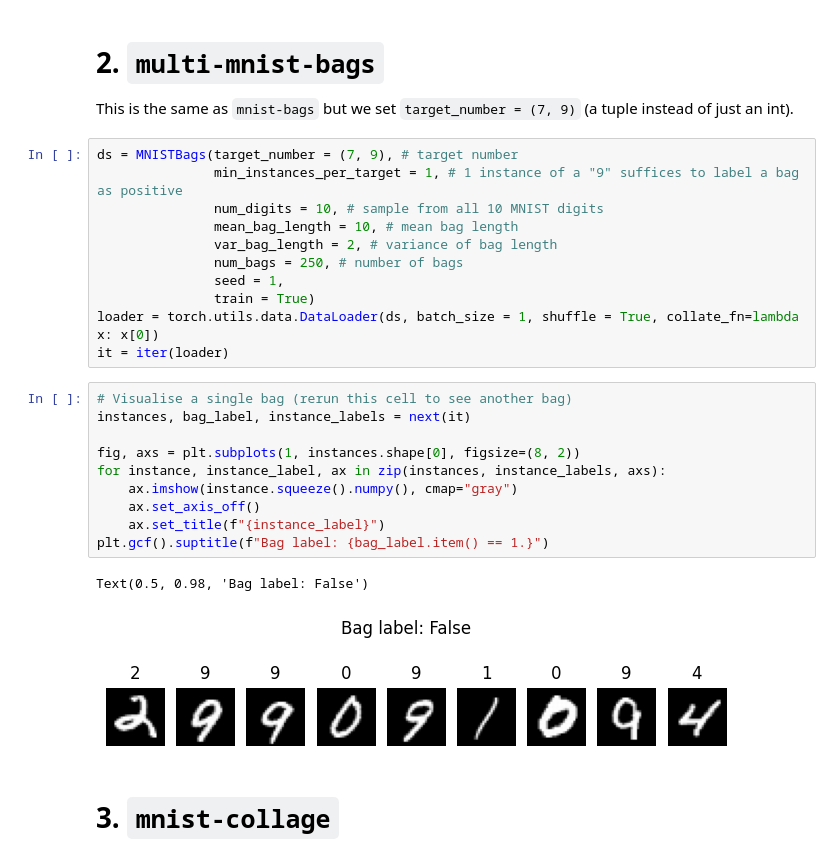
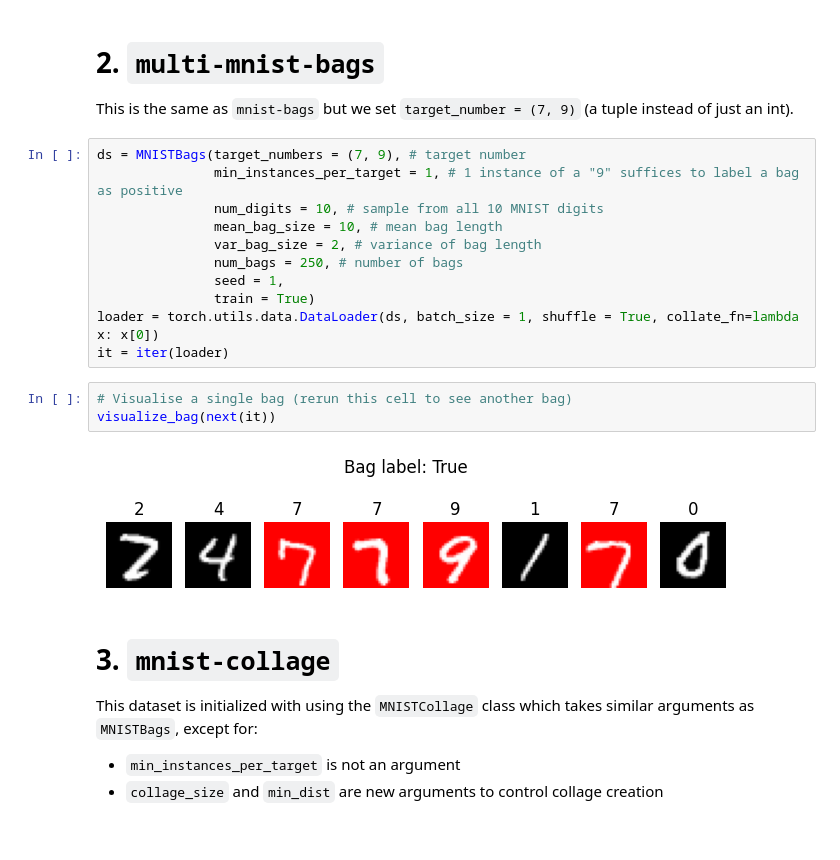
Before and after one commit to georg-wolflein/das-mil, a Jupyter notebook: dataset.ipynb, the cells around one changed output. Saved outputs shown, nothing was run; the diff lists cells and outputs as text.

```diff
--- a/dataset.ipynb
+++ b/dataset.ipynb
@@ -74,28 +65,24 @@ Text(0.5, 0.98, 'Bag label: False')
 
 This is the same as `mnist-bags` but we set `target_number = (7, 9)` (a tuple instead of just an int).
 # %%
-ds = MNISTBags(target_number = (7, 9), # target number
+ds = MNISTBags(target_numbers = (7, 9), # target number
                min_instances_per_target = 1, # 1 instance of a "9" suffices to label a bag as positive
                num_digits = 10, # sample from all 10 MNIST digits
-               mean_bag_length = 10, # mean bag length
-               var_bag_length = 2, # variance of bag length
+               mean_bag_size = 10, # mean bag length
+               var_bag_size = 2, # variance of bag length
                num_bags = 250, # number of bags
                seed = 1,
                train = True)
 loader = torch.utils.data.DataLoader(ds, batch_size = 1, shuffle = True, collate_fn=lambda x: x[0])
 it = iter(loader)
-# %%
-# Visualise a single bag (rerun this cell to see another bag)
-instances, bag_label, instance_labels = next(it)
-
-fig, axs = plt.subplots(1, instances.shape[0], figsize=(8, 2))
-for instance, instance_label, ax in zip(instances, instance_labels, axs):
-    ax.imshow(instance.squeeze().numpy(), cmap="gray")
-    ax.set_axis_off()
-    ax.set_title(f"{instance_label}")
-plt.gcf().suptitle(f"Bag label: {bag_label.item() == 1.}")
-# %% [output]
-Text(0.5, 0.98, 'Bag label: False')
-[figure, removed]
-# %% [markdown]
-# 3. `mnist-collage`
+# %%
+# Visualise a single bag (rerun this cell to see another bag)
+visualize_bag(next(it))
+# %% [output]
+[figure, added]
+# %% [markdown]
+# 3. `mnist-collage`
+
+This dataset is initialized with using the `MNISTCollage` class which takes similar arguments as `MNISTBags`, except for:
+- `min_instances_per_target` is not an argument
+- `collage_size` and `min_dist` are new arguments to control collage creation
```
Also changed, not shown: parts of 7 cells of this notebook, 2 other files.
